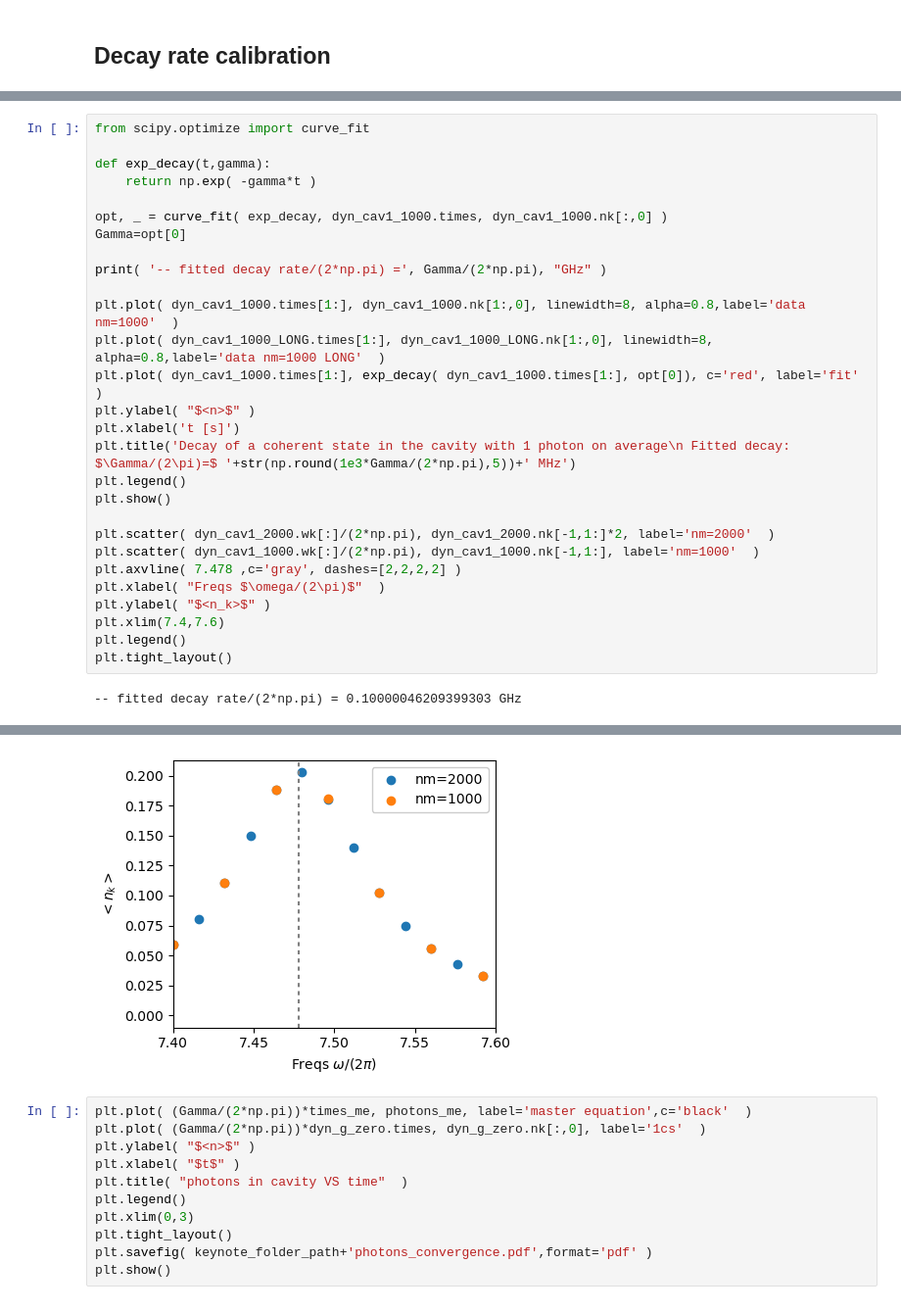
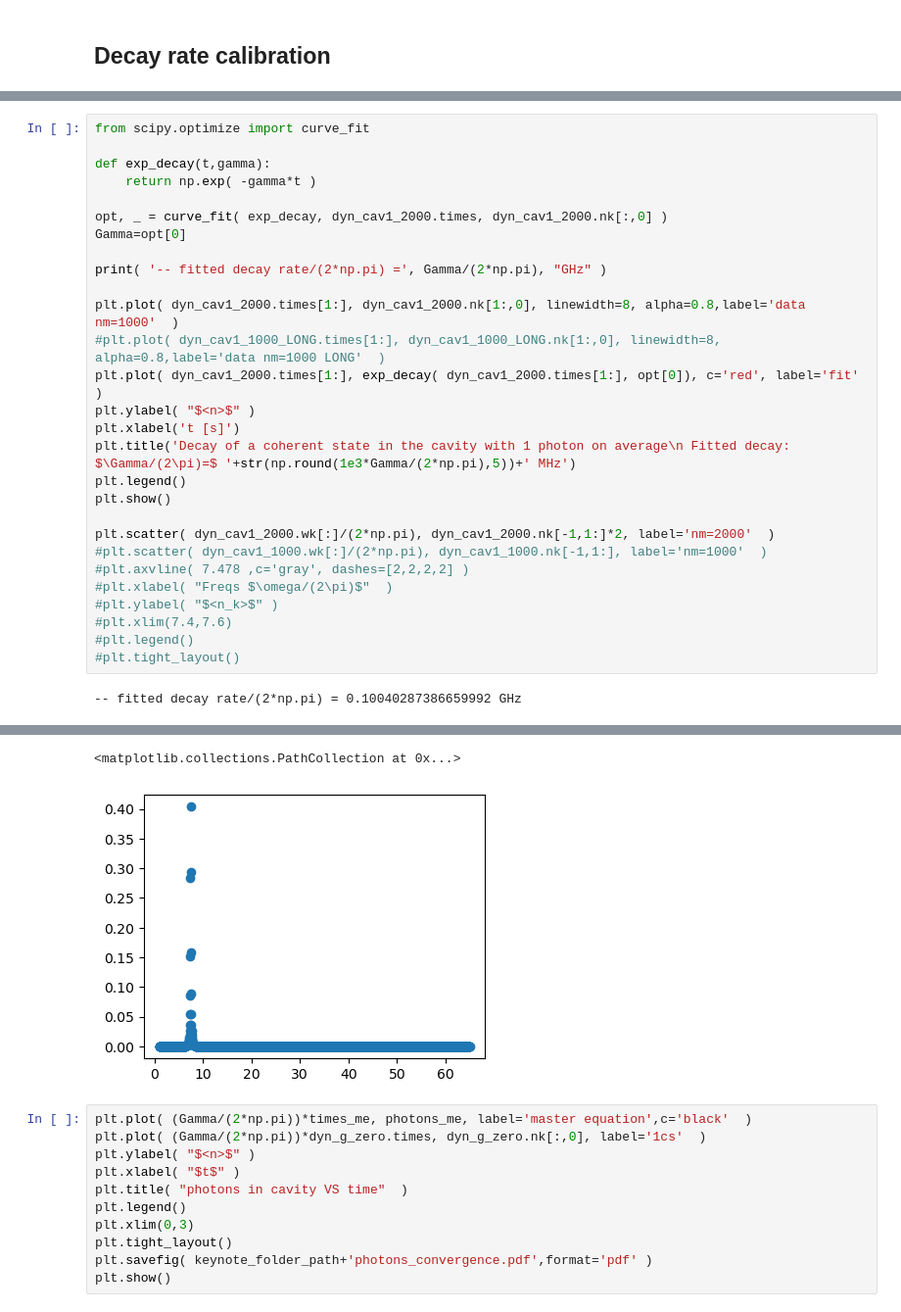
Before and after one commit to ngheeraert/HIGH_POWER_READOUT_FORTRAN, a Jupyter notebook: data_analysis/NL=2_QB_5.3_CAV_7.5_ad0.1_KAPPA_TIMES_BASICS_bw64.ipynb, the cells around one changed output, grey strips where cells are left out. Shown: that part at 98% size. Saved outputs shown, nothing was run; the diff lists cells and outputs as text.

```diff
--- a/data_analysis/NL=2_QB_5.3_CAV_7.5_ad0.1_KAPPA_TIMES_BASICS_bw32.ipynb
+++ b/data_analysis/NL=2_QB_5.3_CAV_7.5_ad0.1_KAPPA_TIMES_BASICS_bw64.ipynb
@@ -44,14 +40,14 @@ from scipy.optimize import curve_fit
 def exp_decay(t,gamma):
     return np.exp( -gamma*t )
 
-opt, _ = curve_fit( exp_decay, dyn_cav1_1000.times, dyn_cav1_1000.nk[:,0] )
+opt, _ = curve_fit( exp_decay, dyn_cav1_2000.times, dyn_cav1_2000.nk[:,0] )
 Gamma=opt[0]
 
 print( '-- fitted decay rate/(2*np.pi) =', Gamma/(2*np.pi), "GHz" )
 
-plt.plot( dyn_cav1_1000.times[1:], dyn_cav1_1000.nk[1:,0], linewidth=8, alpha=0.8,label='data nm=1000'  )
-plt.plot( dyn_cav1_1000_LONG.times[1:], dyn_cav1_1000_LONG.nk[1:,0], linewidth=8, alpha=0.8,label='data nm=1000 LONG'  )
-plt.plot( dyn_cav1_1000.times[1:], exp_decay( dyn_cav1_1000.times[1:], opt[0]), c='red', label='fit'  )
+plt.plot( dyn_cav1_2000.times[1:], dyn_cav1_2000.nk[1:,0], linewidth=8, alpha=0.8,label='data nm=1000'  )
+#plt.plot( dyn_cav1_1000_LONG.times[1:], dyn_cav1_1000_LONG.nk[1:,0], linewidth=8, alpha=0.8,label='data nm=1000 LONG'  )
+plt.plot( dyn_cav1_2000.times[1:], exp_decay( dyn_cav1_2000.times[1:], opt[0]), c='red', label='fit'  )
 plt.ylabel( "$<n>$" )
 plt.xlabel('t [s]')
 plt.title('Decay of a coherent state in the cavity with 1 photon on average\n Fitted decay: $\Gamma/(2\pi)=$ '+str(np.round(1e3*Gamma/(2*np.pi),5))+' MHz')
@@ -59,12 +55,12 @@ plt.legend()
 plt.show()
 
 plt.scatter( dyn_cav1_2000.wk[:]/(2*np.pi), dyn_cav1_2000.nk[-1,1:]*2, label='nm=2000'  )
-plt.scatter( dyn_cav1_1000.wk[:]/(2*np.pi), dyn_cav1_1000.nk[-1,1:], label='nm=1000'  )
-plt.axvline( 7.478 ,c='gray', dashes=[2,2,2,2] )
-plt.xlabel( "Freqs $\omega/(2\pi)$"  )
-plt.ylabel( "$<n_k>$" )
-plt.xlim(7.4,7.6)
-plt.legend()
-plt.tight_layout()
+#plt.scatter( dyn_cav1_1000.wk[:]/(2*np.pi), dyn_cav1_1000.nk[-1,1:], label='nm=1000'  )
+#plt.axvline( 7.478 ,c='gray', dashes=[2,2,2,2] )
+#plt.xlabel( "Freqs $\omega/(2\pi)$"  )
+#plt.ylabel( "$<n_k>$" )
+#plt.xlim(7.4,7.6)
+#plt.legend()
+#plt.tight_layout()
 # %% [output]
--- fitted decay rate/(2*np.pi) = 0.10000046209399303 GHz
+-- fitted decay rate/(2*np.pi) = 0.10040287386659992 GHz
@@ -72,4 +68,5 @@ plt.tight_layout()
+<matplotlib.collections.PathCollection at 0x...>
-[figure, old version]
+[figure, new version]
 # %%
 plt.plot( (Gamma/(2*np.pi))*times_me, photons_me, label='master equation',c='black'  )
 plt.plot( (Gamma/(2*np.pi))*dyn_g_zero.times, dyn_g_zero.nk[:,0], label='1cs'  )
```
Also changed, not shown: parts of 2 cells of this notebook, 5 other files.
